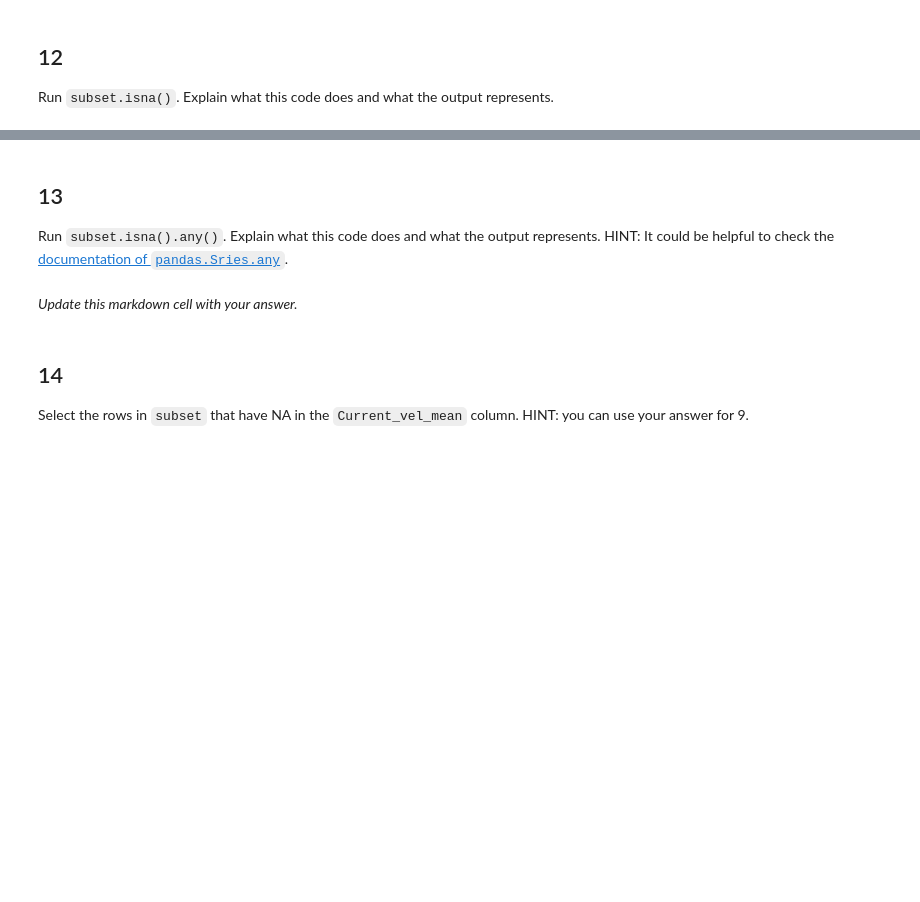
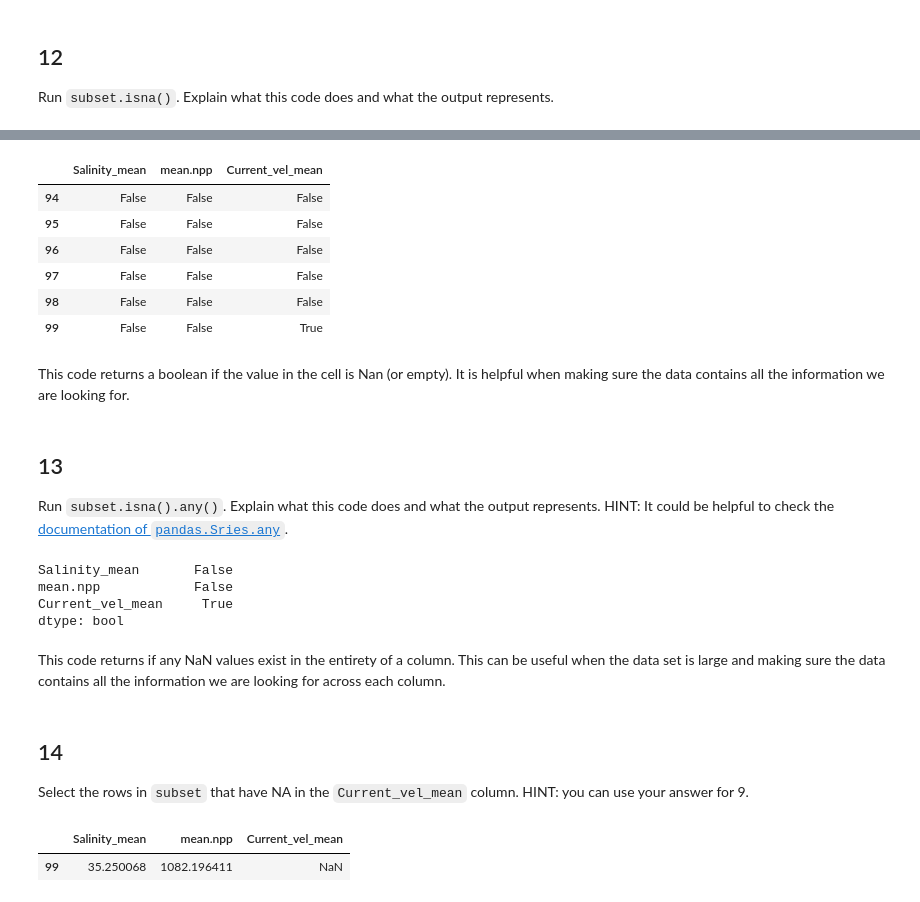
Before and after one commit to maxwellpatt/eds220-hwk-1, a Jupyter notebook: hwk1-task3.ipynb, the cells around one changed output, grey strips where cells are left out. Cells and saved outputs as stored; diff of their text form; code cells hidden in the pictures; blank space fills up the shorter version.

```diff
--- a/hwk1-task3.ipynb
+++ b/hwk1-task3.ipynb
@@ -223,8 +285,27 @@ Run `subset.isna()`. Explain what this code does and what the output represents.
+# %%
+subset.isna()
+# %% [output]
+|  | Salinity_mean | mean.npp | Current_vel_mean |
+| 94 | False | False | False |
+| 95 | False | False | False |
+| 96 | False | False | False |
+| 97 | False | False | False |
+| 98 | False | False | False |
+| 99 | False | False | True |
+# %% [markdown]
+This code returns a boolean if the value in the cell is Nan (or empty). It is helpful when making sure the data contains all the information we are looking for.
 # %% [markdown]
 ## 13
 Run `subset.isna().any()`. Explain what this code does and what the output represents. HINT: It could be helpful to check the [documentation of `pandas.Sries.any`](https://pandas.pydata.org/docs/reference/api/pandas.Series.any.html).
-# %% [markdown]
-*Update this markdown cell with your answer.*
+# %%
+subset.isna().any()
+# %% [output]
+Salinity_mean       False
+mean.npp            False
+Current_vel_mean     True
+dtype: bool
+# %% [markdown]
+This code returns if any NaN values exist in the entirety of a column. This can be useful when the data set is large and making sure the data contains all the information we are looking for across each column.
 # %% [markdown]
 ## 14
 
@@ -233,0 +313,5 @@ Select the rows in `subset` that have NA in the `Current_vel_mean` column. HINT:
+# %%
+subset[subset.Current_vel_mean.isna()]
+# %% [output]
+|  | Salinity_mean | mean.npp | Current_vel_mean |
+| 99 | 35.250068 | 1082.196411 | NaN |
```
Also changed, not shown: parts of 10 cells of this notebook, 1 other file.
